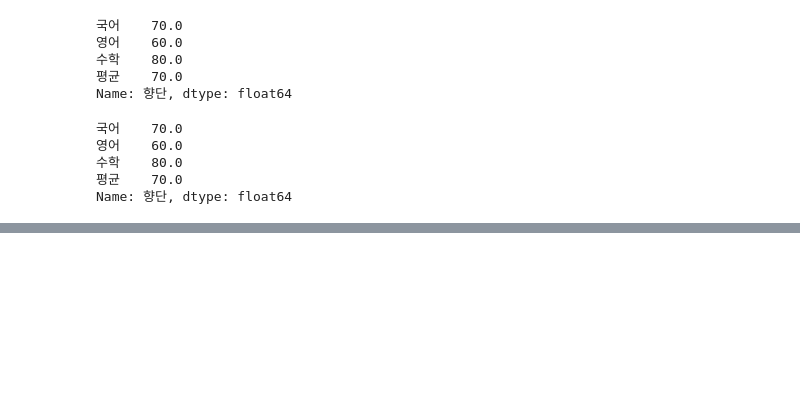
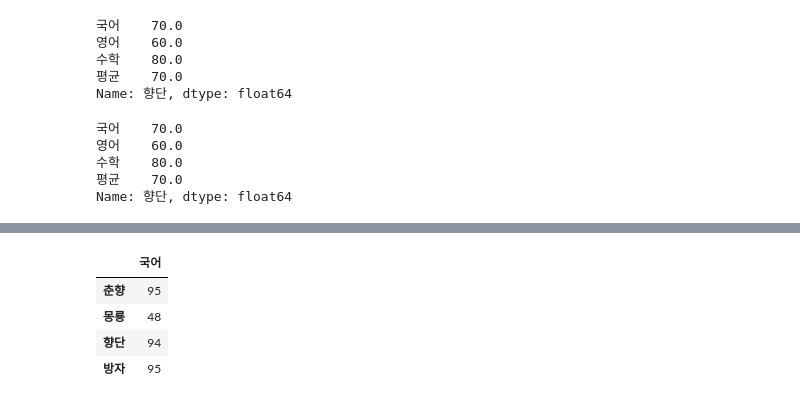
Before and after one commit to 1unasy/MachineLearning-2021-12, a Jupyter notebook: 00.데이터분석/12.DataFrame.ipynb, the cells around one changed output, grey strips where cells are left out. Cells and saved outputs as stored; diff of their text form; code cells hidden in the pictures; blank space fills up the shorter version.

```diff
--- a/00.데이터분석/12.DataFrame.ipynb
+++ b/00.데이터분석/12.DataFrame.ipynb
@@ -161,0 +179,11 @@ Name: 향단, dtype: float64
+# %%
+# 영어, 수학 점수 삭제
+# 국어 열만 가져와서 새로운 프레임으로 만들기
+df3 = df2[['국어']]
+df3
+# %% [output]
+|  | 국어 |
+| 춘향 | 95 |
+| 몽룡 | 48 |
+| 향단 | 94 |
+| 방자 | 95 |
```
Also changed, not shown: parts of 15 cells of this notebook.
